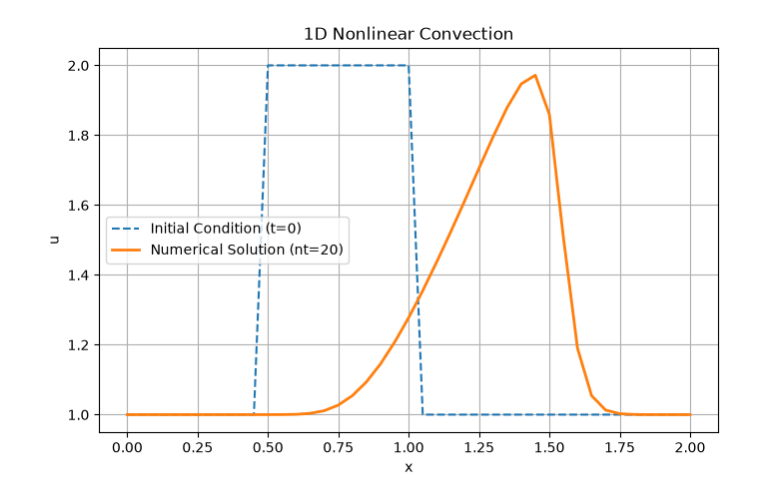
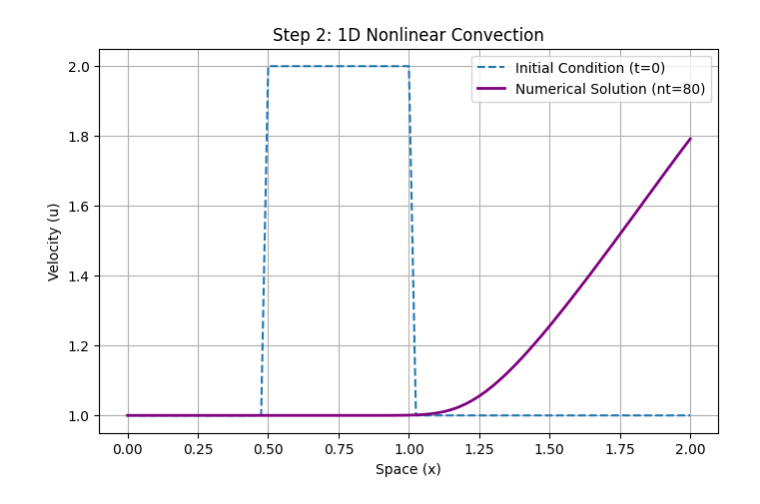
Before and after one commit to AlbinJosephcode/12-Steps-to-Navier-Stokes, a Jupyter notebook: 1D Nonlinear convection.ipynb, the cells around one changed output. Saved outputs shown, nothing was run; the diff lists cells and outputs as text; code cells hidden in the pictures.

Commit message:
Solution to a 1D nonlinear convection equation with FTBS . Solutions in 2D and 3D plots.

```diff
--- a/1D Nonlinear convection.ipynb
+++ b/1D Nonlinear convection.ipynb
@@ -1,38 +1,44 @@
 # %%
 import numpy as np
 import matplotlib.pyplot as plt
 
-# --- Parameters ---
-nx=41                 # Number of spatial grid points
-dx=2 / (nx - 1)       # Grid spacing
-nt=20                 # Number of time steps
-dt=0.02               # Time step size
+# --- 1. Parameters ---
+nx = 81                 # Number of grid points
+dx = 2.0 / (nx - 1)     # Distance between grid points
+nt = 80                 # Number of time steps
+dt = 0.01               # Time step size
 
-# --- Initialize Grid and Field Variables ---
-x=np.linspace(0, 2, nx)
-u=np.ones(nx)
-u[(x>=0.5) & (x<=1.0)]=2.0  # Apply square wave initial condition
-u_initial=u.copy()
+# --- 2. Initial Condition Setup ---
+x = np.linspace(0, 2, nx)
+u = np.ones(nx)
+u[(x >= 0.5) & (x <= 1.0)] = 2.0  # Square wave profile
 
-# --- Main Solver Loop ---
+u_initial = u.copy()
+
+# 2D array to store space profile at every time step
+u_history = np.zeros((nt + 1, nx))
+u_history[0, :] = u.copy()
+
+# --- 3. Nonlinear Convection Solver Loop ---
 for n in range(nt):
-    un=u.copy()
+    un = u.copy()
     for i in range(1, nx):
-        # The key change: 'c' is replaced by 'un[i]'
-        u[i]=un[i]-un[i]*(dt/dx)*(un[i]-un[i-1])
+        # Local wave speed is un[i] instead of constant c
+        u[i] = un[i] - un[i] * (dt / dx) * (un[i] - un[i-1])
+    u[0] = 1.0  # Boundary condition
 
-    # Boundary Condition
-    u[0]=1.0
+    # Save step to history matrix
+    u_history[n + 1, :] = u.copy()
 
-# --- Plotting Results ---
+# --- 4. Standard 2D Line Plot ---
 plt.figure(figsize=(8, 5))
 plt.plot(x, u_initial, label='Initial Condition (t=0)', linestyle='--')
-plt.plot(x, u, label=f'Numerical Solution (nt={nt})', linewidth=2)
-plt.xlabel('x')
-plt.ylabel('u')
-plt.title('1D Nonlinear Convection')
+plt.plot(x, u, label=f'Numerical Solution (nt={nt})', color='purple', linewidth=2)
+plt.xlabel('Space (x)')
+plt.ylabel('Velocity (u)')
+plt.title('Step 2: 1D Nonlinear Convection')
 plt.legend()
 plt.grid(True)
 plt.show()
 # %% [output]
-[figure, old version]
+[figure, new version]
```
Also changed, not shown: parts of 1 cell of this notebook.
